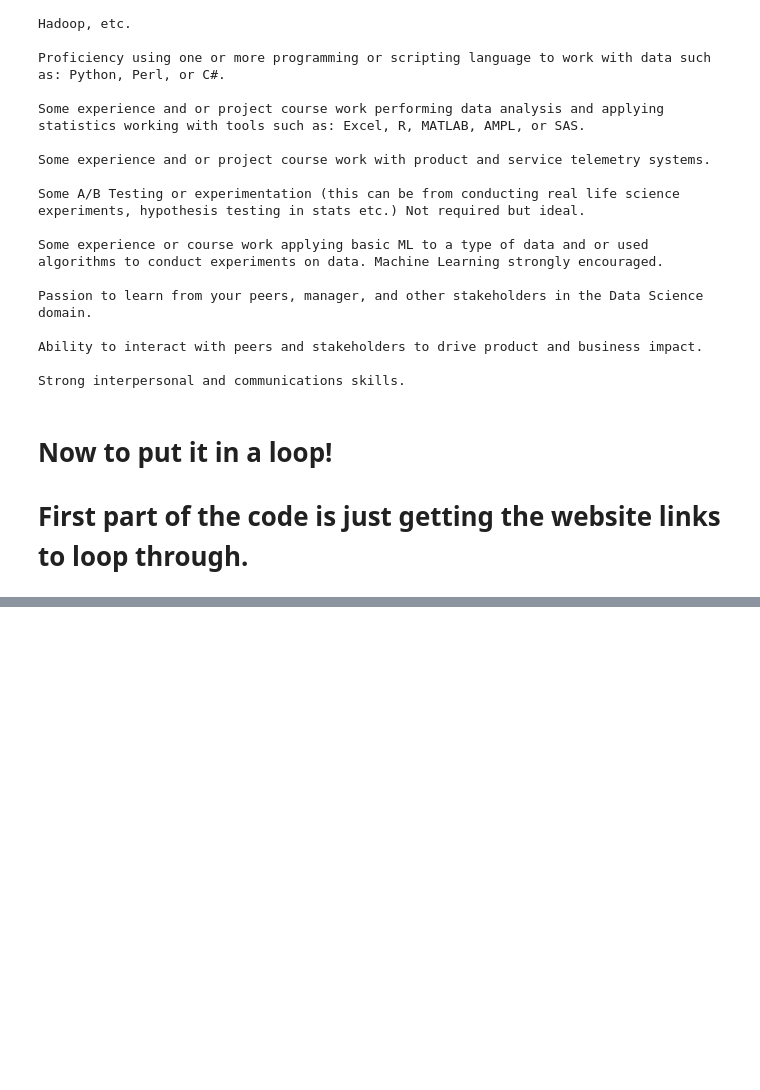
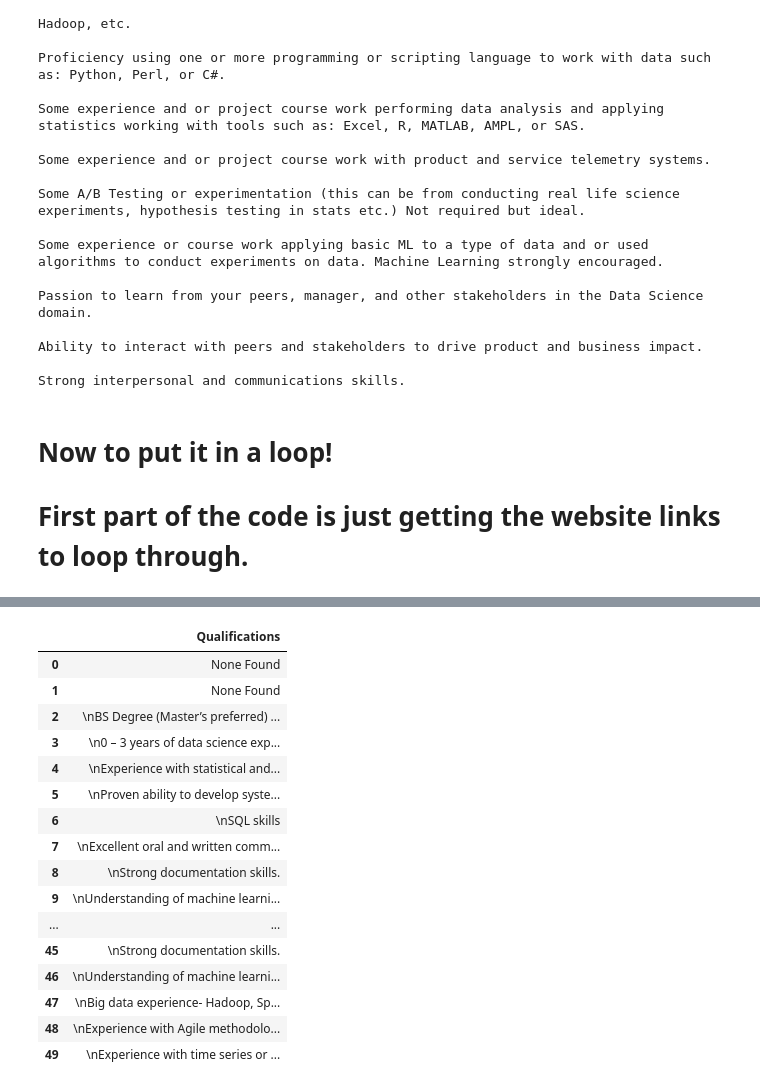
Before and after one commit to anhainguyen82/Capstone, a Jupyter notebook: Loop to get specific job description info.ipynb, the cells around one changed output, grey strips where cells are left out. Drawn from its saved outputs; the diff is of its cells as text; code cells hidden in the pictures; blank space fills up the shorter version.

```diff
--- a/Loop to get specific job description info.ipynb
+++ b/Loop to get specific job description info.ipynb
@@ -223,0 +218,40 @@ for url in websites:
+# %%
+Qualifications=[]
+Qualification=[]
+
+for url in websites:
+    r=requests.get(url)
+    page=r.text
+    soup=BeautifulSoup(page,'lxml')
+
+    Qualifications_tag = soup.find('b', text=re.compile('Qualifications'))
+    try:
+        ul_tag = Qualifications_tag.find_next('ul')
+    except AttributeError:
+        Qualification="None Found"
+        Qualifications.append(Qualification)
+    else:
+        for li_tag in ul_tag:
+            Qualification=li_tag.string
+            Qualifications.append(Qualification)
+# %%
+df_qualifications=pd.DataFrame({'Qualifications': Qualifications})
+df_qualifications
+# %% [output]
+|  | Qualifications |
+| 0 | None Found |
+| 1 | None Found |
+| 2 | \nBS Degree (Master’s preferred) ... |
+| 3 | \n0 – 3 years of data science exp... |
+| 4 | \nExperience with statistical and... |
+| 5 | \nProven ability to develop syste... |
+| 6 | \nSQL skills |
+| 7 | \nExcellent oral and written comm... |
+| 8 | \nStrong documentation skills. |
+| 9 | \nUnderstanding of machine learni... |
+| ... | ... |
+| 45 | \nStrong documentation skills. |
+| 46 | \nUnderstanding of machine learni... |
+| 47 | \nBig data experience- Hadoop, Sp... |
+| 48 | \nExperience with Agile methodolo... |
+| 49 | \nExperience with time series or ... |
```
Also changed, not shown: parts of 19 cells of this notebook.
